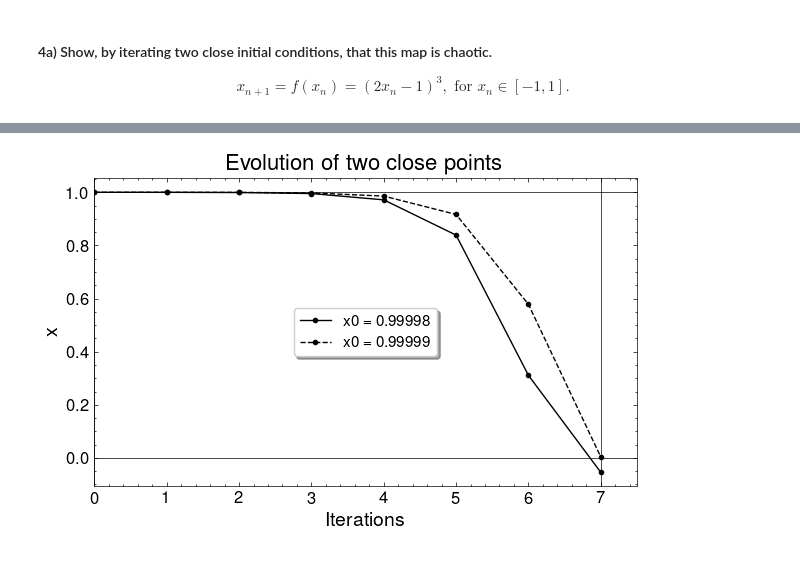
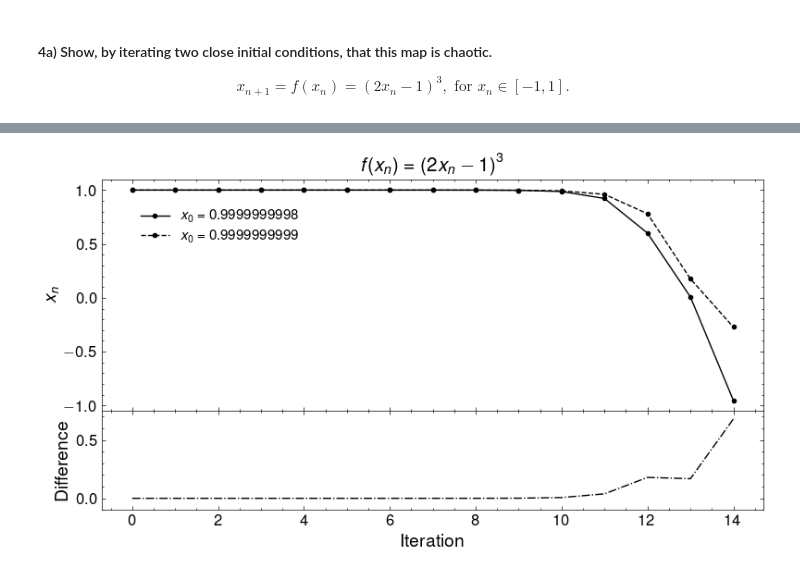
Before and after one commit to whyyorlantaken/Dynamical-Systems-Coursework, a Jupyter notebook: Take-home-1/code/notebook01.ipynb, the cells around one changed output, grey strips where cells are left out. Saved outputs shown, nothing was run; the diff lists cells and outputs as text; code cells hidden in the pictures.

```diff
--- a/Take-home-1/code/notebook01.ipynb
+++ b/Take-home-1/code/notebook01.ipynb
@@ -14,12 +15,13 @@ import scienceplots
 plt.style.use(['science', 'nature', 'high-vis'])
 # %%
+# Function
 def map_4(x0, iter):
 
     # Initialize
     x = [x0]
 
     # Iterate
-    for i in range(iter - 1):
+    for i in range(iter + 1):
 
         # Compute
         next = (2 * x[i] - 1)**3
@@ -28,13 +30,12 @@ def map_4(x0, iter):
         x.append(next)
 
     return x
+# %%
+# Initial conditions
+x0_array = np.linspace(0.999_999_999, 1, 10)
 # %%
-# Create array of initial conditions
-x0_array = np.linspace(0.9999, 1, 10)
-
-# Evolution, lengths and indices
+# Evolution and initial conditions
 evolutions = []
-lenghts = []
 initial_conditions = []
 
 # Counter
@@ -45,18 +46,17 @@ for x0 in x0_array:
 
     try:
         # Compute the map
-        x = map_4(x0, 8)
+        x = map_4(x0, 13)
 
         # Counter
         counter += 1
 
-        # Append the ones with no inf or -inf
+        # No infinite or NaN values
         if np.any(np.isinf(x)) or np.any(np.isnan(x)):
             continue
 
-        # Append all
+        # Append
         evolutions.append(x)
-        lenghts.append(len(x))
         initial_conditions.append(x0)
 
     except:
@@ -86,24 +69,32 @@ two_evolutions
-# %%
-# Plot the evolutions
-plt.figure(figsize=(7, 4))
-plt.title("Evolution of two close points", fontsize=16)
-plt.xlabel("Iterations", fontsize=14)
-plt.ylabel("x", fontsize=14)
-#plt.grid()
-plt.plot(range(len(two_evolutions[0])), two_evolutions[0], label=f"x0 = {two_initial_conditions[0]:.5f}",
-         marker ='o', markersize=3, color = 'k')
-plt.plot(range(len(two_evolutions[1])), two_evolutions[1], label=f"x0 = {two_initial_conditions[1]:.5f}",
-         marker ='o', markersize=3, color = 'k', ls = '--')
-plt.axhline(0, color='black', lw=0.5)
-plt.axhline(1, color='black', lw=0.5)
-plt.axvline(0, color='black', lw=0.5)
-plt.axvline(7, color='black', lw=0.5)
-plt.legend(loc='center', fontsize=11, shadow=True, frameon=True)
-plt.xlim(0, 7.5)
-plt.xticks(fontsize=12)
-plt.yticks(fontsize=12)
-#plt.yscale('log')
-#plt.ylim(-0.1, 1.1)
-plt.show()
-# %% [output]
-[figure, removed]
+# %%
+# Two panel plot
+fig, (ax1, ax2) = plt.subplots(2, 1, figsize=(8, 4.5), sharex=True,
+                               gridspec_kw={'hspace': 0, 'height_ratios': [7, 3]})
+
+ax1.set_title(r"$f(x_n)=\left(2x_n-1\right)^3$", fontsize=15)
+ax1.set_ylabel(r"$x_n$", fontsize=14)
+
+# Plots
+ax1.plot(range(len(two_evolutions[0])), two_evolutions[0],
+         label=r'$x_0=$' + f" {two_initial_conditions[0]:.10f}",
+         marker='o', color='k')
+ax1.plot(range(len(two_evolutions[1])), two_evolutions[1],
+         label=r'$x_0=$' + f" {two_initial_conditions[1]:.10f}",
+         marker='o', color='k', ls='--')
+
+ax1.legend(loc=(0.05, 0.70), fontsize=11)
+ax1.tick_params(axis='both', labelsize=12)
+
+# Difference
+difference = np.abs(np.array(two_evolutions[0]) - np.array(two_evolutions[1]))
+ax2.plot(range(len(difference)), difference, color='k', ls = "-.")
+ax2.set_xlabel("Iteration", fontsize=14)
+ax2.set_ylabel("Difference", fontsize=14)
+ax2.tick_params(axis='both', labelsize=12)
+ax2.set_ylim(-0.1, 0.75)
+
+plt.tight_layout()
+plt.subplots_adjust(hspace=0)
+plt.show()
+# %% [output]
+[figure, added]
```
Also changed, not shown: parts of 2 cells of this notebook, 2 other files.
